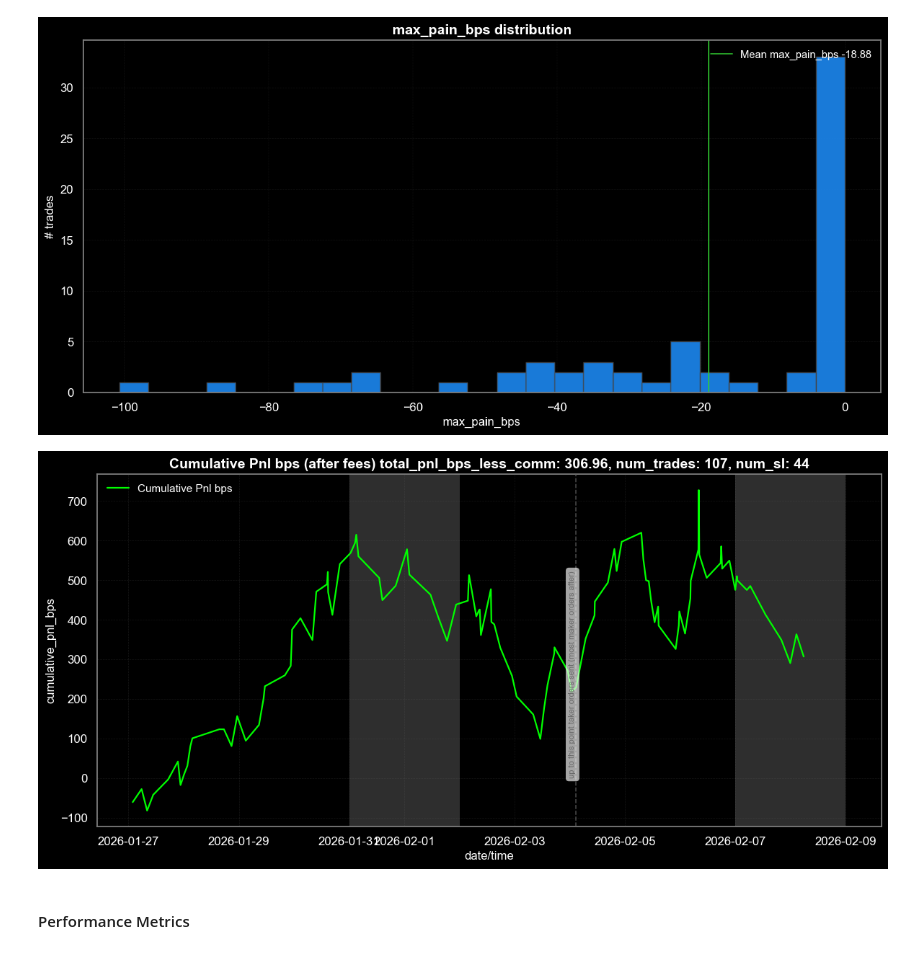
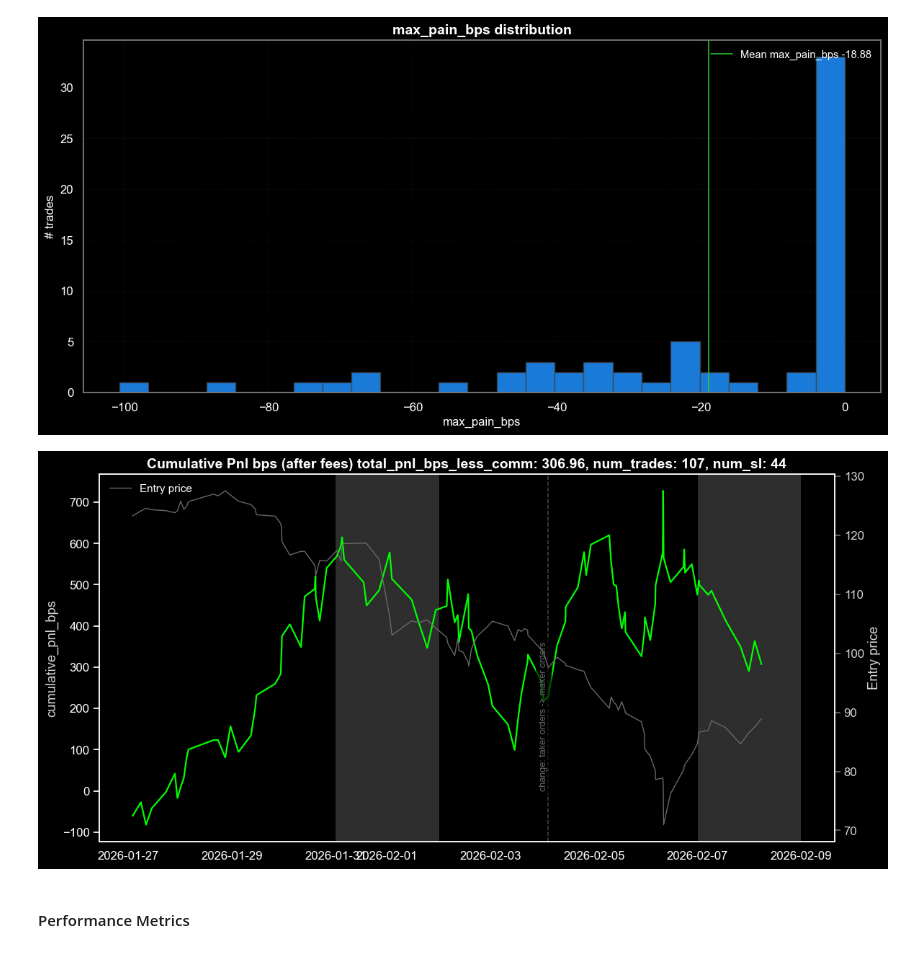
Before and after one commit to r0bbar/siglab, a Jupyter notebook: siglab_py/algo/orderhist_cache_viewer.ipynb, the cells around one changed output. Cells and saved outputs as stored; diff of their text form; code cells hidden in the pictures.

Commit message:
orderhist_cache_viewer.ipynb: plot entry_price along with cumulative_pnl_bps

```diff
--- a/siglab_py/algo/orderhist_cache_viewer.ipynb
+++ b/siglab_py/algo/orderhist_cache_viewer.ipynb
@@ -151,9 +151,12 @@ plt.show()
 [figure]
 # %%
 plt.figure(figsize=(12, 6), facecolor='black')
+
+# Plot pnl curve
 ax = plt.gca()
 ax.set_facecolor('black')
-
+ax.grid(False)
+ax.set_ylabel('cumulative_pnl_bps', color='lightgray')
 plt.plot(
     pd_orderhist.index,
     pd_orderhist['cumulative_pnl_bps'],
@@ -162,12 +165,24 @@ plt.plot(
     label='Cumulative Pnl bps'
 )
 
+# Plot entry prices
+ax2 = ax.twinx()
+ax2.set_ylabel('Entry price', color='lightgray')
+ax2.tick_params(axis='y', labelcolor='lightgray')
+ax2.grid(False)
+ax2.plot(
+    pd_orderhist.index,
+    pd_orderhist['entry_px'],
+    color='dimgray',
+    linewidth=1,
+    label='Entry price'
+)
+
 plt.title(f'Cumulative Pnl bps (after fees) total_pnl_bps_less_comm: {total_pnl_bps_less_comm}, num_trades: {num_trades}, num_sl: {num_sl}',
           fontsize=14, fontweight='bold', color='white')
 plt.xlabel('date/time', fontsize=12, color='white')
-plt.ylabel('cumulative_pnl_bps', fontsize=12, color='white')
 
-plt.grid(True, alpha=0.18, linestyle='--', color='gray')
+# plt.grid(False, alpha=0.18, linestyle='--', color='gray')
 
 plt.legend(loc='upper left', frameon=False, fontsize=11, labelcolor='white')
 
@@ -197,36 +212,36 @@ for idx, row in events.iterrows():
         ax.axvline(
             x=ts,
             color='dimgray',
             linewidth=1.1,
             linestyle='--',
             alpha=0.7,
             zorder=5
         )
 
         ax.text(
             x=ts,
             y=0.03,
             s=remark,
             color='dimgray',
-            fontsize=8,
+            fontsize=9,
             fontweight='normal',
             ha='right',
             va='bottom',
             rotation=90,
             bbox=dict(
-                facecolor='white',
+                facecolor='black',
                 alpha=0.65,
                 edgecolor='none',
                 pad=1.6,
                 boxstyle='round,pad=0.4'
             ),
             zorder=6
         )
 
 plt.tight_layout()
 plt.show()
 # %% [output]
-[figure, old version]
+[figure, new version]
 # %%
 # https://github.com/ranaroussi/quantstats
 %matplotlib inline
```
